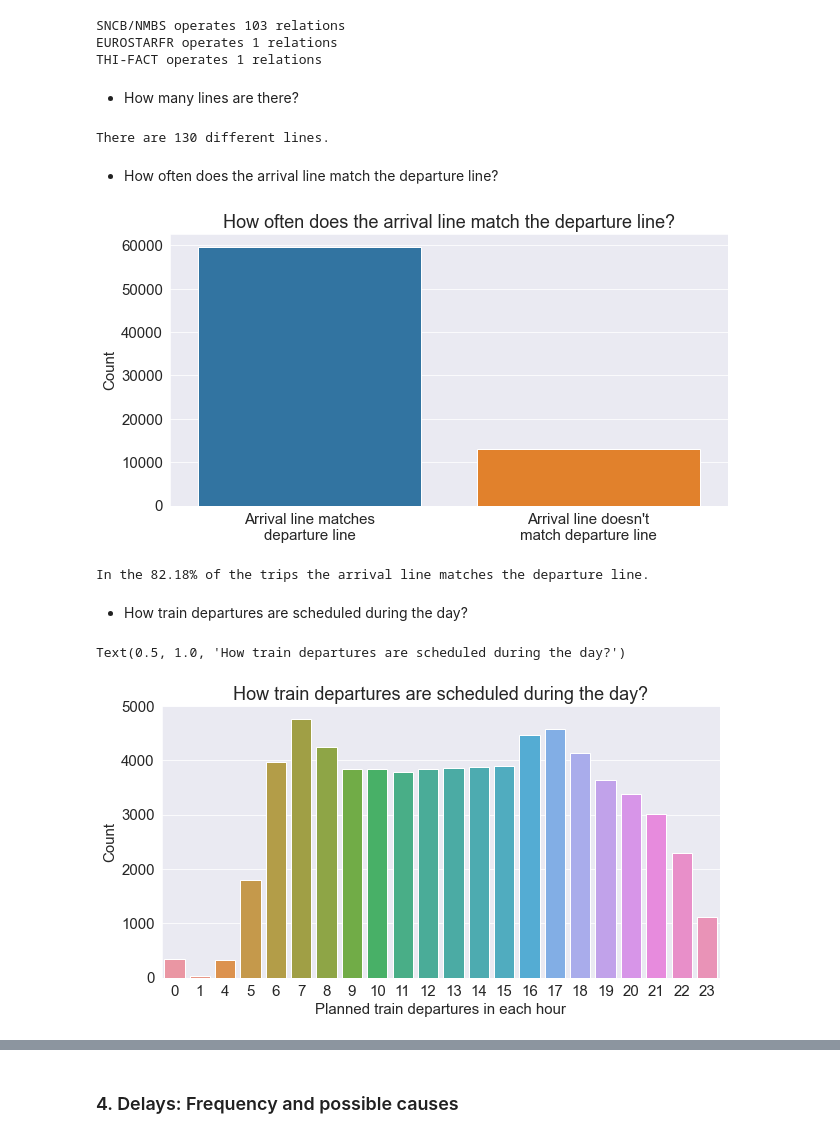
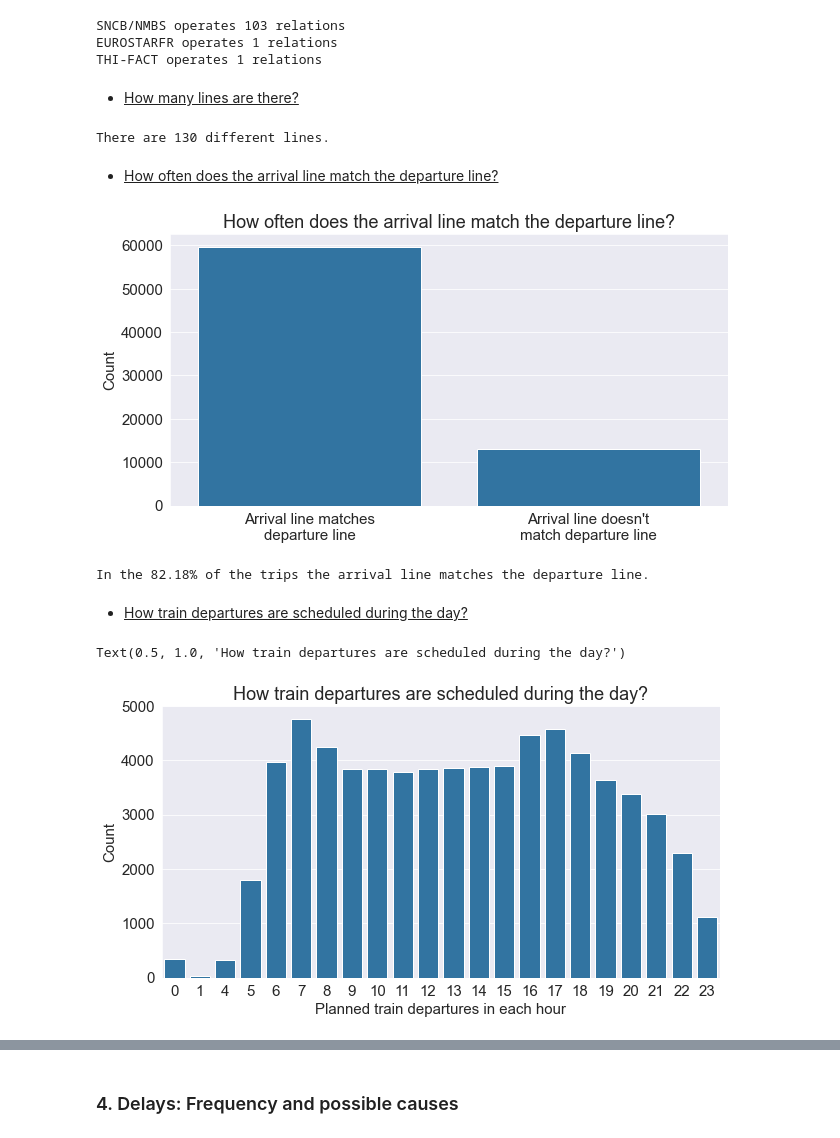
Before and after one commit to guillermofd/belgium-train-times, a Jupyter notebook: Belgium train times.ipynb, the cells around one changed output, grey strips where cells are left out. Saved outputs shown, nothing was run; the diff lists cells and outputs as text; code cells hidden in the pictures.

```diff
--- a/Belgium train times.ipynb
+++ b/Belgium train times.ipynb
@@ -351,7 +355,7 @@ SNCB/NMBS operates 103 relations
 EUROSTARFR operates 1 relations
 THI-FACT operates 1 relations
 # %% [markdown]
-* How many lines are there?
+* <u>How many lines are there?</u>
 # %%
 lines_values = np.concatenate([df['Departure line'].values, df['Arrival line'].values])
 unique_lines_values = set(lines_values)
@@ -359,28 +363,29 @@ print(f'There are {len(unique_lines_values)} different lines.')
 # %% [output]
 There are 130 different lines.
 # %% [markdown]
-* How often does the arrival line match the departure line?
+* <u>How often does the arrival line match the departure line?</u>
 # %%
 match = len(df[df['Departure line']==df['Arrival line']])
 unmatch = len(df[df['Departure line']!=df['Arrival line']])
 perc = match*100/len(df)
 
 #Plotting the data
-sns.barplot(y=[match, unmatch], x=["Arrival line matches\ndeparture line", "Arrival line doesn't\nmatch departure line"])
+sns.barplot(y=[match, unmatch], x=["Arrival line matches\ndeparture line", "Arrival line doesn't\nmatch departure line"],
+           color='tab:blue')
 plt.ylabel('Count')
 plt.title('How often does the arrival line match the departure line?')
 plt.show()
 print(f'In the {perc:.2f}% of the trips the arrival line matches the departure line.')
 # %% [output]
-[figure, old version]
+[figure, new version]
 In the 82.18% of the trips the arrival line matches the departure line.
 # %% [markdown]
-* How train departures are scheduled during the day?
+* <u>How train departures are scheduled during the day?</u>
 # %%
-sns.countplot(x=df['Planned departure datetime'].dt.hour.dropna().astype('int'))
+sns.countplot(x=df['Planned departure datetime'].dt.hour.dropna().astype('int'), color='tab:blue')
 plt.xlabel('Planned train departures in each hour')
 plt.ylabel('Count')
 plt.title('How train departures are scheduled during the day?')
 # %% [output]
 Text(0.5, 1.0, 'How train departures are scheduled during the day?')
-[figure, old version]
+[figure, new version]
```
Also changed, not shown: parts of 49 cells of this notebook.
